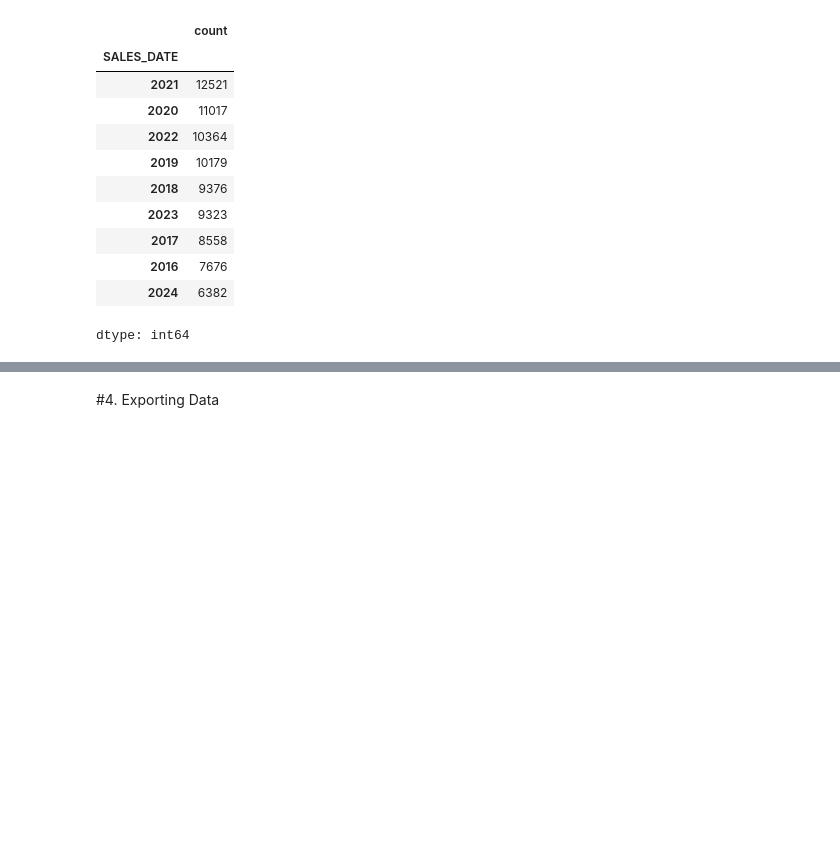
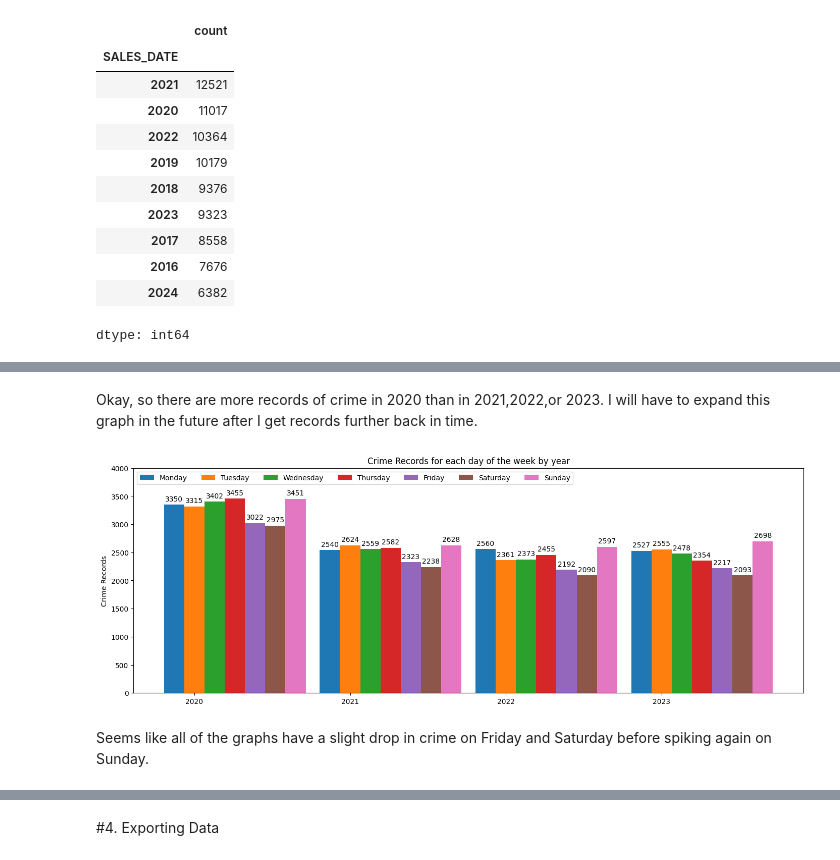
Before and after one commit to spenser-withans/CapstoneProject, a Jupyter notebook: Notebooks/Data_Wrangling.ipynb, the cells around one changed output, grey strips where cells are left out. Drawn from its saved outputs; the diff is of its cells as text; code cells hidden in the pictures; blank space fills up the shorter version.

```diff
--- a/Notebooks/Data_Wrangling.ipynb
+++ b/Notebooks/Data_Wrangling.ipynb
@@ -463,0 +972,41 @@ dtype: int64
+# %% [markdown]
+Okay, so there are more records of crime in 2020 than in 2021,2022,or 2023.
+I will have to expand this graph in the future after I get records further back in time.
+# %%
+days_of_week = {0:'Monday',1:'Tuesday',2:'Wednesday',3:'Thursday',4:'Friday',5:'Saturday',6:'Sunday'}
+
+years = [2020,2021,2022,2023] #The list of years I will focus on here. 2024 data should be shorter because it is missing half of the year.
+crime_counts = {}
+for date,name in days_of_week.items():
+  date_data=[]
+  for year in years:
+    date_data.append(crime_data[(crime_data['REPORT_DATE'].dt.year==year)&(crime_data['REPORT_DATE'].dt.day_of_week==date)].shape[0])
+  crime_counts[name]=date_data
+
+#print(crime_counts)
+
+x = np.arange(len(years))  # the label locations
+width = 0.13  # the width of the bars
+multiplier = 0
+
+fig, ax = plt.subplots(layout='constrained')
+
+for name, measurement in crime_counts.items():
+    offset = width * multiplier
+    rects = ax.bar(x + offset, measurement, width, label=name)
+    ax.bar_label(rects, padding=3)
+    multiplier += 1
+
+# Add some text for labels, title and custom x-axis tick labels, etc.
+ax.set_ylabel('Crime Records')
+ax.set_title('Crime Records for each day of the week by year')
+ax.set_xticks(x + width, years)
+ax.legend(loc='upper left', ncols=7)
+ax.set_ylim(0,4000)
+fig.set_figwidth(14)
+fig.set_figheight(5)
+plt.show()
+# %% [output]
+[figure, added]
+# %% [markdown]
+Seems like all of the graphs have a slight drop in crime on Friday and Saturday before spiking again on Sunday.
```
Also changed, not shown: parts of 88 cells of this notebook.
